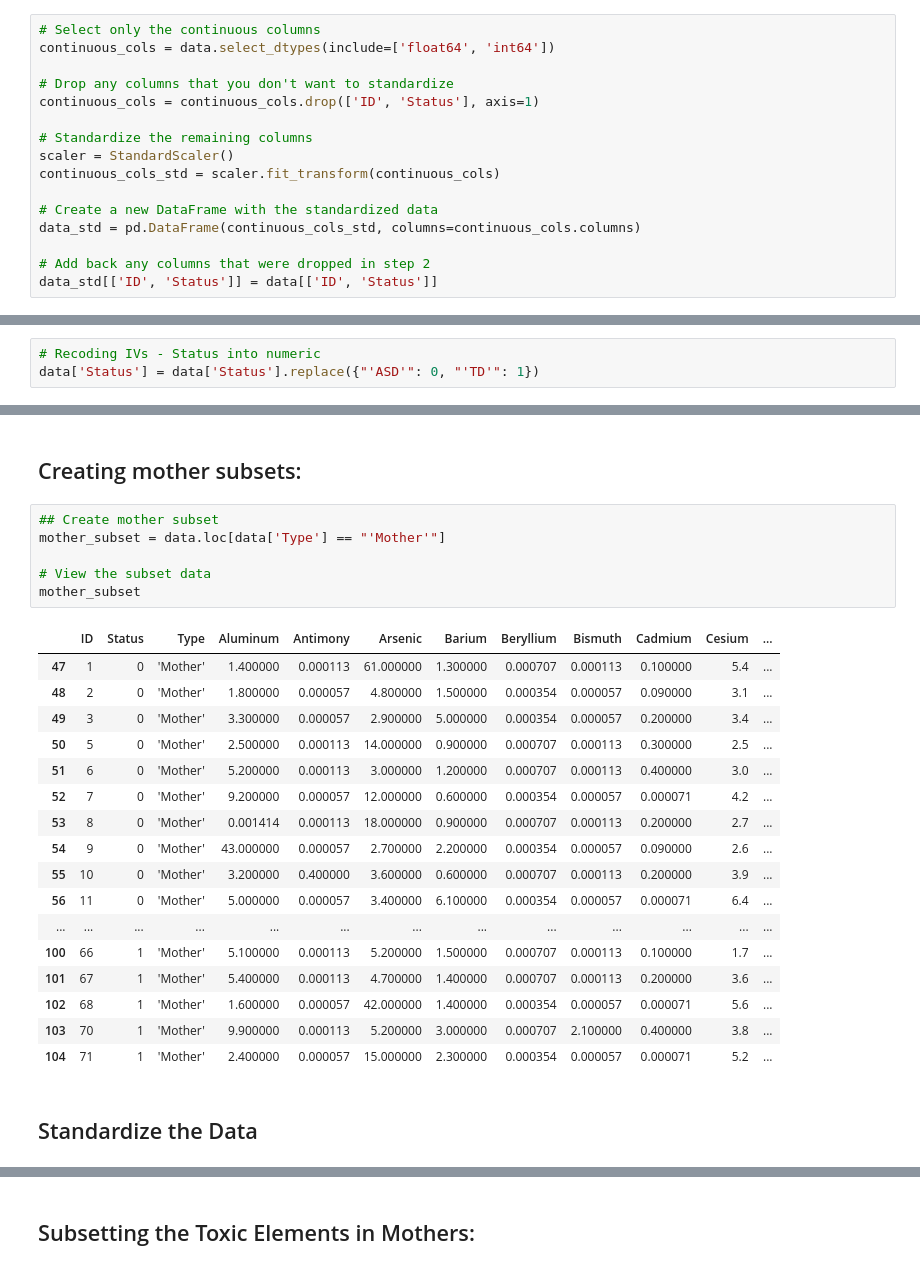
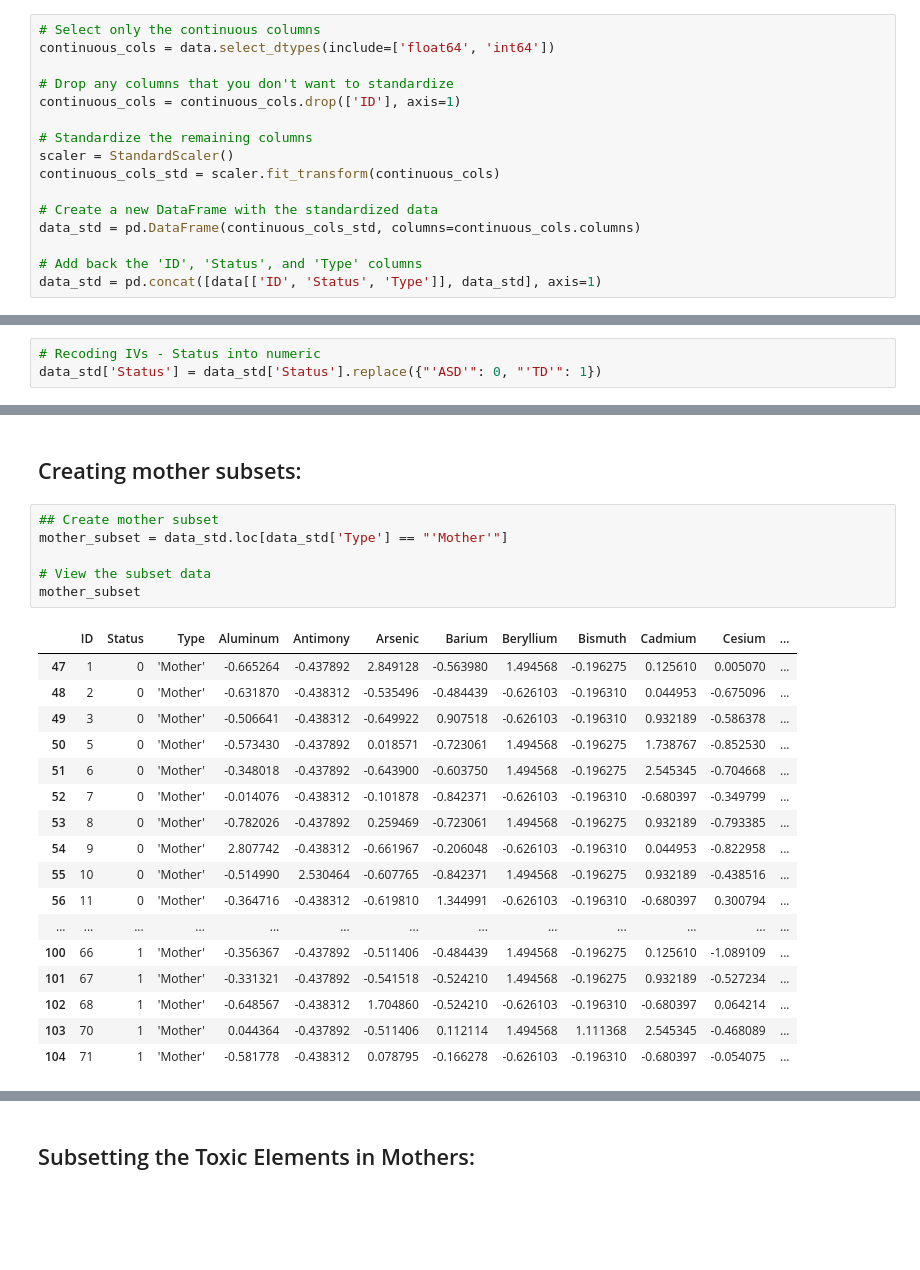
Before and after one commit to samanthawanek/exemplarfinalproject, a Jupyter notebook: Notebooks/TeamBrain_Py-Analysis-Notebook-Copy1.ipynb, the cells around one changed output, grey strips where cells are left out. Cells and saved outputs as stored; diff of their text form; blank space fills up the shorter version.

```diff
--- a/Notebooks/TeamBrain_Py-Analysis-Notebook-Copy1.ipynb
+++ b/Notebooks/TeamBrain_Py-Analysis-Notebook-Copy1.ipynb
@@ -232,7 +240,7 @@ display.max_rows : int
 continuous_cols = data.select_dtypes(include=['float64', 'int64'])
 
 # Drop any columns that you don't want to standardize
-continuous_cols = continuous_cols.drop(['ID', 'Status'], axis=1)
+continuous_cols = continuous_cols.drop(['ID'], axis=1)
 
 # Standardize the remaining columns
 scaler = StandardScaler()
@@ -241,5 +249,5 @@ continuous_cols_std = scaler.fit_transform(continuous_cols)
 # Create a new DataFrame with the standardized data
 data_std = pd.DataFrame(continuous_cols_std, columns=continuous_cols.columns)
 
-# Add back any columns that were dropped in step 2
-data_std[['ID', 'Status']] = data[['ID', 'Status']]
+# Add back the 'ID', 'Status', and 'Type' columns
+data_std = pd.concat([data[['ID', 'Status', 'Type']], data_std], axis=1)
@@ -291,7 +302,7 @@ dtypes: float64(34), int64(6), object(2)
 memory usage: 34.6+ KB
 # %%
 # Recoding IVs - Status into numeric
-data['Status'] = data['Status'].replace({"'ASD'": 0, "'TD'": 1})
+data_std['Status'] = data_std['Status'].replace({"'ASD'": 0, "'TD'": 1})
 # %% [markdown]
 ## Descriptive statistics:
 Basic descriptive statistics such as mean, median, mode, standard deviation, variance, range, and percentiles can be computed for each element to summarize its distribution.
@@ -733,27 +698,25 @@ Logistic regression can help evaluate whether there is a significant association
 ## Creating mother subsets:
 # %%
 ## Create mother subset
-mother_subset = data.loc[data['Type'] == "'Mother'"]
+mother_subset = data_std.loc[data_std['Type'] == "'Mother'"]
 
 # View the subset data
 mother_subset
 # %% [output]
 |  | ID | Status | Type | Aluminum | Antimony | Arsenic | Barium | Beryllium | Bismuth | Cadmium | Cesium | ... |
-| 47 | 1 | 0 | 'Mother' | 1.400000 | 0.000113 | 61.000000 | 1.300000 | 0.000707 | 0.000113 | 0.100000 | 5.4 | ... |
-| 48 | 2 | 0 | 'Mother' | 1.800000 | 0.000057 | 4.800000 | 1.500000 | 0.000354 | 0.000057 | 0.090000 | 3.1 | ... |
-| 49 | 3 | 0 | 'Mother' | 3.300000 | 0.000057 | 2.900000 | 5.000000 | 0.000354 | 0.000057 | 0.200000 | 3.4 | ... |
-| 50 | 5 | 0 | 'Mother' | 2.500000 | 0.000113 | 14.000000 | 0.900000 | 0.000707 | 0.000113 | 0.300000 | 2.5 | ... |
-| 51 | 6 | 0 | 'Mother' | 5.200000 | 0.000113 | 3.000000 | 1.200000 | 0.000707 | 0.000113 | 0.400000 | 3.0 | ... |
-| 52 | 7 | 0 | 'Mother' | 9.200000 | 0.000057 | 12.000000 | 0.600000 | 0.000354 | 0.000057 | 0.000071 | 4.2 | ... |
-| 53 | 8 | 0 | 'Mother' | 0.001414 | 0.000113 | 18.000000 | 0.900000 | 0.000707 | 0.000113 | 0.200000 | 2.7 | ... |
-| 54 | 9 | 0 | 'Mother' | 43.000000 | 0.000057 | 2.700000 | 2.200000 | 0.000354 | 0.000057 | 0.090000 | 2.6 | ... |
-| 55 | 10 | 0 | 'Mother' | 3.200000 | 0.400000 | 3.600000 | 0.600000 | 0.000707 | 0.000113 | 0.200000 | 3.9 | ... |
-| 56 | 11 | 0 | 'Mother' | 5.000000 | 0.000057 | 3.400000 | 6.100000 | 0.000354 | 0.000057 | 0.000071 | 6.4 | ... |
+| 47 | 1 | 0 | 'Mother' | -0.665264 | -0.437892 | 2.849128 | -0.563980 | 1.494568 | -0.196275 | 0.125610 | 0.005070 | ... |
+| 48 | 2 | 0 | 'Mother' | -0.631870 | -0.438312 | -0.535496 | -0.484439 | -0.626103 | -0.196310 | 0.044953 | -0.675096 | ... |
+| 49 | 3 | 0 | 'Mother' | -0.506641 | -0.438312 | -0.649922 | 0.907518 | -0.626103 | -0.196310 | 0.932189 | -0.586378 | ... |
+| 50 | 5 | 0 | 'Mother' | -0.573430 | -0.437892 | 0.018571 | -0.723061 | 1.494568 | -0.196275 | 1.738767 | -0.852530 | ... |
+| 51 | 6 | 0 | 'Mother' | -0.348018 | -0.437892 | -0.643900 | -0.603750 | 1.494568 | -0.196275 | 2.545345 | -0.704668 | ... |
+| 52 | 7 | 0 | 'Mother' | -0.014076 | -0.438312 | -0.101878 | -0.842371 | -0.626103 | -0.196310 | -0.680397 | -0.349799 | ... |
+| 53 | 8 | 0 | 'Mother' | -0.782026 | -0.437892 | 0.259469 | -0.723061 | 1.494568 | -0.196275 | 0.932189 | -0.793385 | ... |
+| 54 | 9 | 0 | 'Mother' | 2.807742 | -0.438312 | -0.661967 | -0.206048 | -0.626103 | -0.196310 | 0.044953 | -0.822958 | ... |
+| 55 | 10 | 0 | 'Mother' | -0.514990 | 2.530464 | -0.607765 | -0.842371 | 1.494568 | -0.196275 | 0.932189 | -0.438516 | ... |
+| 56 | 11 | 0 | 'Mother' | -0.364716 | -0.438312 | -0.619810 | 1.344991 | -0.626103 | -0.196310 | -0.680397 | 0.300794 | ... |
 | ... | ... | ... | ... | ... | ... | ... | ... | ... | ... | ... | ... | ... |
-| 100 | 66 | 1 | 'Mother' | 5.100000 | 0.000113 | 5.200000 | 1.500000 | 0.000707 | 0.000113 | 0.100000 | 1.7 | ... |
-| 101 | 67 | 1 | 'Mother' | 5.400000 | 0.000113 | 4.700000 | 1.400000 | 0.000707 | 0.000113 | 0.200000 | 3.6 | ... |
-| 102 | 68 | 1 | 'Mother' | 1.600000 | 0.000057 | 42.000000 | 1.400000 | 0.000354 | 0.000057 | 0.000071 | 5.6 | ... |
-| 103 | 70 | 1 | 'Mother' | 9.900000 | 0.000113 | 5.200000 | 3.000000 | 0.000707 | 2.100000 | 0.400000 | 3.8 | ... |
-| 104 | 71 | 1 | 'Mother' | 2.400000 | 0.000057 | 15.000000 | 2.300000 | 0.000354 | 0.000057 | 0.000071 | 5.2 | ... |
+| 100 | 66 | 1 | 'Mother' | -0.356367 | -0.437892 | -0.511406 | -0.484439 | 1.494568 | -0.196275 | 0.125610 | -1.089109 | ... |
+| 101 | 67 | 1 | 'Mother' | -0.331321 | -0.437892 | -0.541518 | -0.524210 | 1.494568 | -0.196275 | 0.932189 | -0.527234 | ... |
+| 102 | 68 | 1 | 'Mother' | -0.648567 | -0.438312 | 1.704860 | -0.524210 | -0.626103 | -0.196310 | -0.680397 | 0.064214 | ... |
+| 103 | 70 | 1 | 'Mother' | 0.044364 | -0.437892 | -0.511406 | 0.112114 | 1.494568 | 1.111368 | 2.545345 | -0.468089 | ... |
+| 104 | 71 | 1 | 'Mother' | -0.581778 | -0.438312 | 0.078795 | -0.166278 | -0.626103 | -0.196310 | -0.680397 | -0.054075 | ... |
-# %% [markdown]
-## Standardize the Data
```
Also changed, not shown: parts of 31 cells of this notebook.
